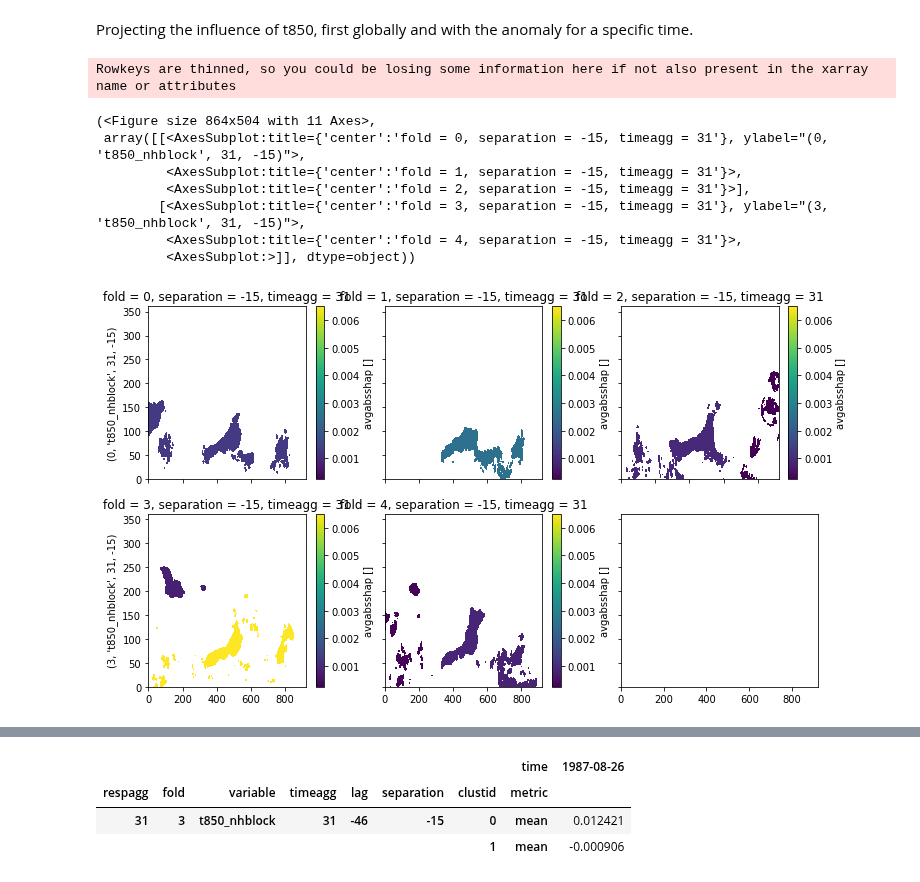
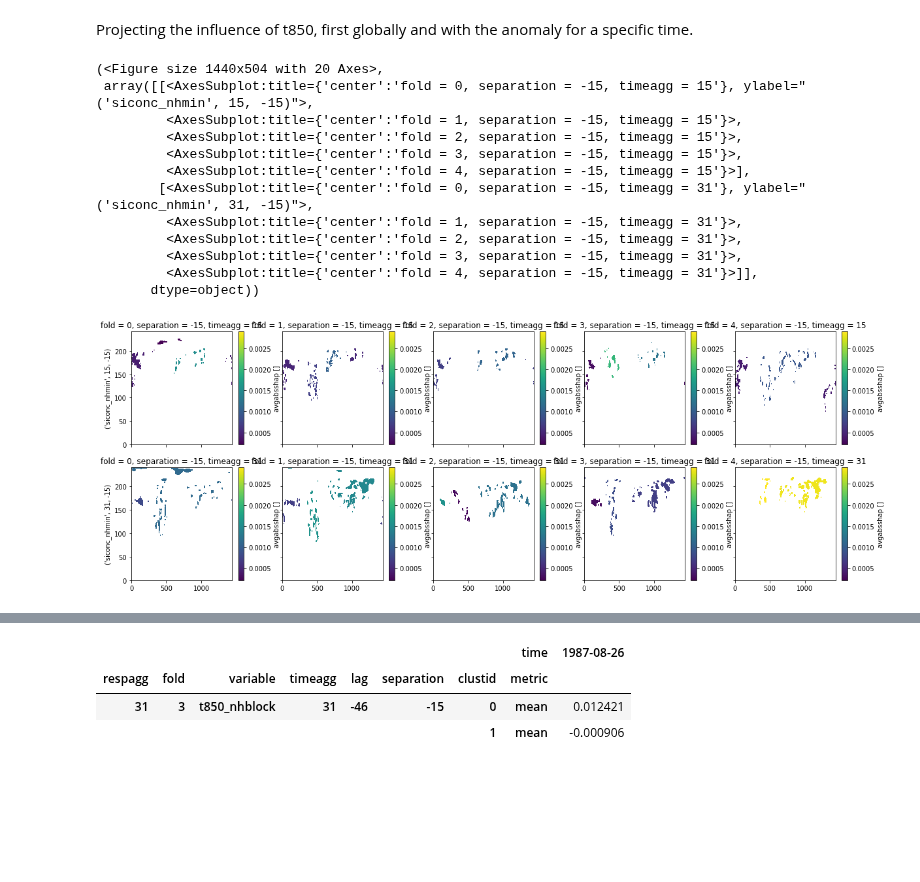
Before and after one commit to chiemvs/Weave, a Jupyter notebook: notebooks/test_inspection.ipynb, the cells around one changed output, grey strips where cells are left out. Saved outputs shown, nothing was run; the diff lists cells and outputs as text; code cells hidden in the pictures; blank space fills up the shorter version.

```diff
--- a/notebooks/test_inspection.ipynb
+++ b/notebooks/test_inspection.ipynb
@@ -114,15 +117,19 @@ barplot(shaps.df.loc[([31],)],n_most_important=20)
 # %% [markdown]
 Projecting the influence of t850, first globally and with the anomaly for a specific time.
 # %%
-mapresult = mapint.map_to_fields(imp = shaps.df.loc[(31,slice(None),'t850_nhblock',31,slice(None),-15,slice(None),'mean'),:].iloc[:,0])
-mapplot(mapresult, wrap_per_row=3, match_scales = True)
+mapresult = mapint.map_to_fields(imp = shaps.df.loc[(31,slice(None),'siconc_nhmin',[31,15],slice(None),-15,slice(None),'mean'),:].iloc[:,0])
+mapplot(mapresult, over_columns='fold', match_scales = True, fancyplot=False, region = get_nhmin(), projection=ccrs.Orthographic(0,90))
 # %% [output]
-Rowkeys are thinned, so you could be losing some information here if not also present in the xarray name or attributes
+(<Figure size 1440x504 with 20 Axes>,
+ array([[<AxesSubplot:title={'center':'fold = 0, separation = -15, timeagg = 15'}, ylabel="('siconc_nhmin', 15, -15)">,
+         <AxesSubplot:title={'center':'fold = 1, separation = -15, timeagg = 15'}>,
+         <AxesSubplot:title={'center':'fold = 2, separation = -15, timeagg = 15'}>,
+         <AxesSubplot:title={'center':'fold = 3, separation = -15, timeagg = 15'}>,
+         <AxesSubplot:title={'center':'fold = 4, separation = -15, timeagg = 15'}>],
+        [<AxesSubplot:title={'center':'fold = 0, separation = -15, timeagg = 31'}, ylabel="('siconc_nhmin', 31, -15)">,
+         <AxesSubplot:title={'center':'fold = 1, separation = -15, timeagg = 31'}>,
+         <AxesSubplot:title={'center':'fold = 2, separation = -15, timeagg = 31'}>,
+         <AxesSubplot:title={'center':'fold = 3, separation = -15, timeagg = 31'}>,
+         <AxesSubplot:title={'center':'fold = 4, separation = -15, timeagg = 31'}>]],
+       dtype=object))
-(<Figure size 864x504 with 11 Axes>,
- array([[<AxesSubplot:title={'center':'fold = 0, separation = -15, timeagg = 31'}, ylabel="(0, 't850_nhblock', 31, -15)">,
-         <AxesSubplot:title={'center':'fold = 1, separation = -15, timeagg = 31'}>,
-         <AxesSubplot:title={'center':'fold = 2, separation = -15, timeagg = 31'}>],
-        [<AxesSubplot:title={'center':'fold = 3, separation = -15, timeagg = 31'}, ylabel="(3, 't850_nhblock', 31, -15)">,
-         <AxesSubplot:title={'center':'fold = 4, separation = -15, timeagg = 31'}>,
-         <AxesSubplot:>]], dtype=object))
-[figure, old version]
+[figure, new version]
```
Also changed, not shown: parts of 18 cells of this notebook, 1 other file.
